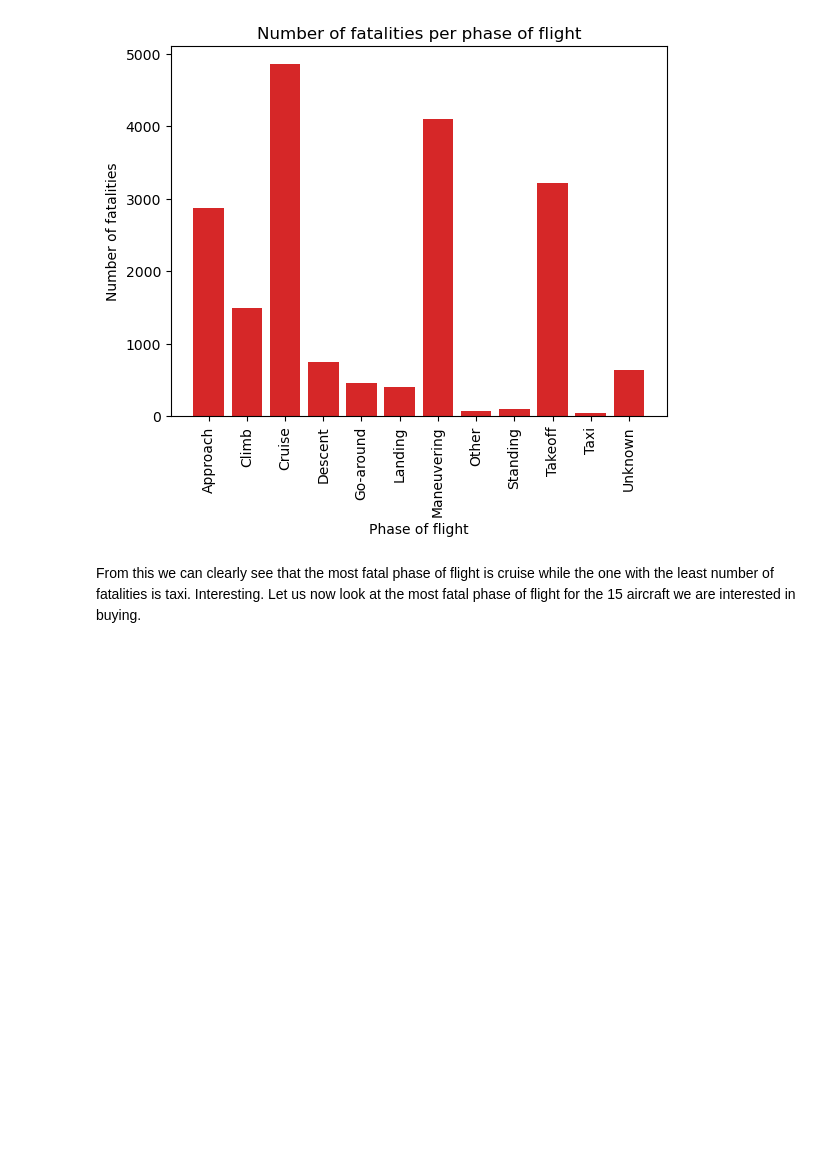
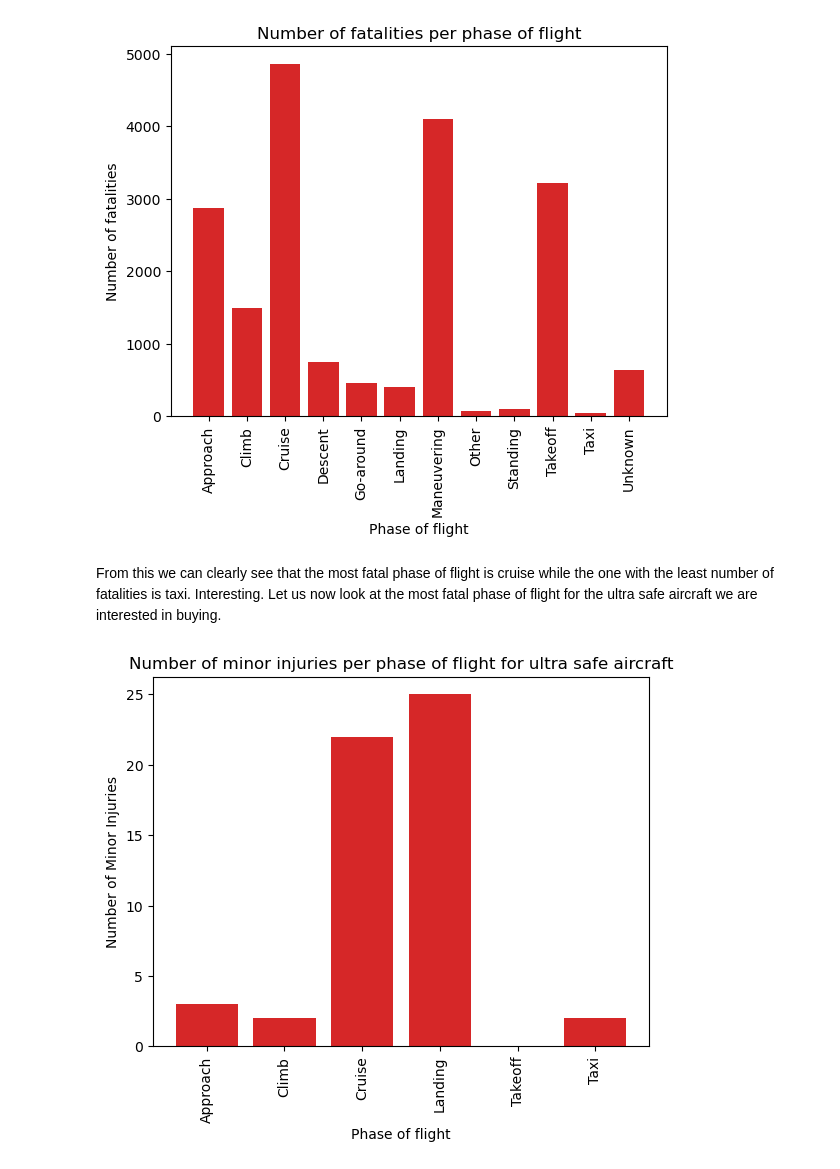
Before and after one commit to Ngundo-Muithya/Phase-1-Project, a Jupyter notebook: Notebook.ipynb, the cells around one changed output. Saved outputs shown, nothing was run; the diff lists cells and outputs as text; code cells hidden in the pictures; blank space fills up the shorter version.

Commit message:
Find the most fatal phase of flight for the ultra safe aircraft

```diff
--- a/Notebook.ipynb
+++ b/Notebook.ipynb
@@ -390,4 +398,22 @@ plt.show()
 # %% [output]
 [figure]
 # %% [markdown]
-From this we can clearly see that the most fatal phase of flight is cruise while the one with the least number of fatalities is taxi. Interesting. Let us now look at the most fatal phase of flight for the 15 aircraft we are interested in buying.
+From this we can clearly see that the most fatal phase of flight is cruise while the one with the least number of fatalities is taxi. Interesting. Let us now look at the most fatal phase of flight for the ultra safe aircraft we are interested in buying.
+# %%
+ultra_safe_aircraft_subset = main_subset_df.loc[main_subset_df['Registration.Number'].isin(ultra_safe_aircraft)]
+
+minor_injuries_per_phase_of_flight = ultra_safe_aircraft_subset.groupby('Broad.phase.of.flight')['Total.Minor.Injuries'].sum()
+
+# Plot
+fig, ax = plt.subplots()
+
+ax.bar(minor_injuries_per_phase_of_flight.index, minor_injuries_per_phase_of_flight.values, color='tab:red')
+
+ax.set_xlabel('Phase of flight')
+plt.xticks(rotation=90)
+ax.set_ylabel('Number of Minor Injuries')
+ax.set_title('Number of minor injuries per phase of flight for ultra safe aircraft')
+
+plt.show()
+# %% [output]
+[figure, added]
```
Also changed, not shown: parts of 4 cells of this notebook, 1 other file.
